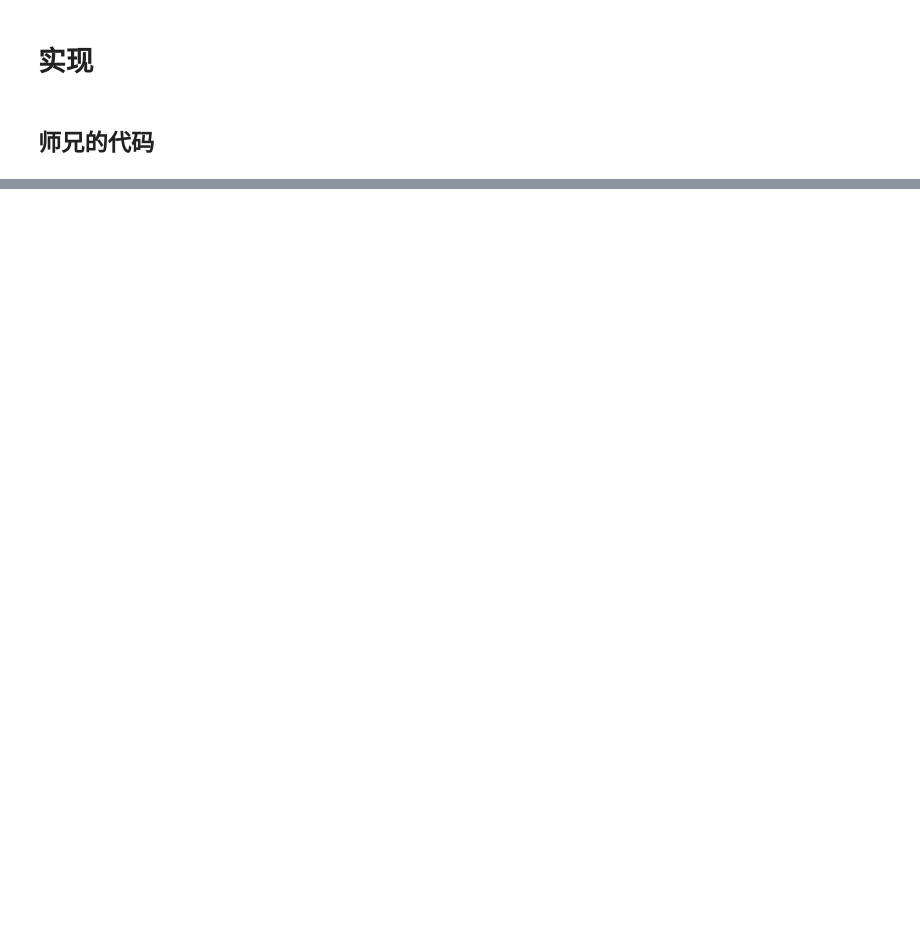
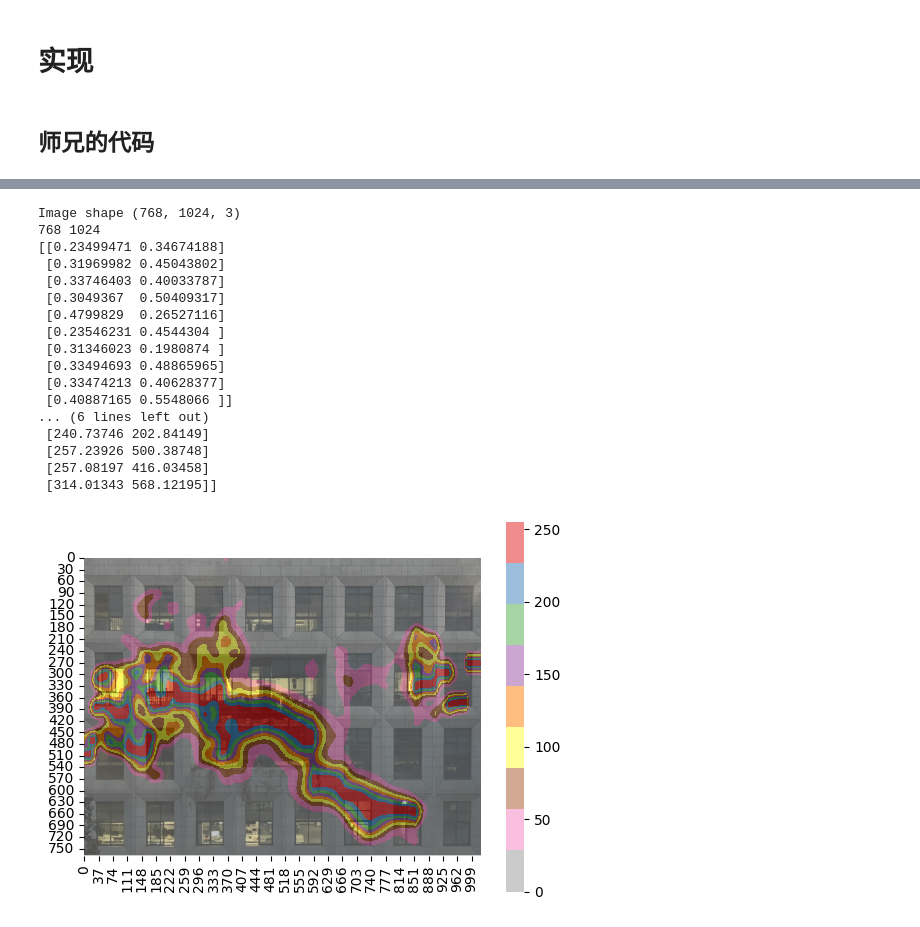
Before and after one commit to a-fly-fly-bird/graduate_design, a Jupyter notebook: gaze_guy/kits/heatmap.ipynb, the cells around one changed output, grey strips where cells are left out. Cells and saved outputs as stored; diff of their text form; code cells hidden in the pictures; blank space fills up the shorter version.

```diff
--- a/gaze_guy/kits/heatmap.ipynb
+++ b/gaze_guy/kits/heatmap.ipynb
@@ -44,6 +49,8 @@ ax = sns.heatmap(values, cmap="YlGnBu", xticklabels=2, yticklabels=False)  # x
 # 实现
 # %% [markdown]
 ## 师兄的代码
+# %%
+min_max_scaler = preprocessing.MinMaxScaler()
 # %%
 class HeatMap:
     def __init__(self):
@@ -52,19 +59,24 @@ class HeatMap:
         self.fig, self.axes = plt.subplots()
 
     def plot_heatmap(self, img, heatmap):
-        print("Image shape", img. shape)
+        print("Image shape", img.shape)
         normalized_heat_map = self.get_heatmap_array(img, heatmap)
         # 去除坐标轴
-        self.axes.cla()
+        # self.axes.cla()
         self.axes.imshow(img)
-        self.axes.imshow(255 * normalized_heat_map, alpha=0.8, cmap="viridis")
-        self.axes.set_axis_off()
+        # self.axes.imshow(255 * normalized_heat_map, alpha=0.5, cmap="RdBu")
+        # self.axes.set_axis_off()
+        self.axes = sns.heatmap(255 * normalized_heat_map, cmap='Set1_r',
+                                ax=self.axes, annot=False, fmt='0.1g', alpha=0.5)
         plt.show()
 
     def get_heatmap_array(self, img, heat):
         height, width, _ = img.shape
+        print(height, width)
+        print(heat[:10])
         heat[:, 0] *= height
         heat[:, 1] *= width
+        print(heat[:10])
         x = np.zeros((height, width))
 
         def count_heat(i):
@@ -74,15 +86,15 @@ class HeatMap:
                 pass
         # 必选参数：func,axis,arr。其中func是我们自定义的一个函数，函数func(arr)中的arr是一个数组，函数的主要功能就是对数组里的每一个元素进行变换，得到目标的结果。其中axis表示函数func对数组arr作用的轴。
         np.apply_along_axis(count_heat, axis=1, arr=heat)
-        heat_map = ndimage.gaussian_filter(x, sigma=18)
+        heat_map = ndimage.gaussian_filter(x, sigma=15)
         # 归一化
-        max_value = np.max(heat_map)
-        min_value = np.min(heat_map)
-        normalized_heat_map = (heat_map - min_value) / (max_value - min_value)
+        normalized_heat_map = min_max_scaler.fit_transform(heat_map)
         return normalized_heat_map
 
-    def get_json_file(self):
-        current_work_dir = os.path.abspath(os.path.dirname(os.path.dirname(__file__)))
+    @staticmethod
+    def get_json_file():
+        # current_work_dir = os.path.abspath(os.path.dirname(os.path.dirname(__file__)))
+        current_work_dir = '..'
         json_path = os.path.join(current_work_dir, 'gaze.json')
         with open(json_path, 'r+') as f:
             data = json.load(f)
@@ -96,0 +103,3 @@ NameError: name '__file__' is not defined
+# %%
+gaze = HeatMap.get_json_file()
+gaze[:10]
@@ -96,0 +119,2 @@ NameError: name '__file__' is not defined
+# %%
+data_train_nomal = min_max_scaler.fit_transform(gaze)
@@ -96,0 +139,23 @@ NameError: name '__file__' is not defined
+# %%
+heatmap = HeatMap()
+img = np.array(Image.open('1.jpeg'))
+heatmap.plot_heatmap(img, data_train_nomal)
+# %% [output]
+Image shape (768, 1024, 3)
+768 1024
+[[0.23499471 0.34674188]
+ [0.31969982 0.45043802]
+ [0.33746403 0.40033787]
+ [0.3049367  0.50409317]
+ [0.4799829  0.26527116]
+ [0.23546231 0.4544304 ]
+ [0.31346023 0.1980874 ]
+ [0.33494693 0.48865965]
+ [0.33474213 0.40628377]
+ [0.40887165 0.5548066 ]]
+... (6 lines left out)
+ [240.73746 202.84149]
+ [257.23926 500.38748]
+ [257.08197 416.03458]
+ [314.01343 568.12195]]
+[figure, added]
```
Also changed, not shown: parts of 11 cells of this notebook, 1 other file.
